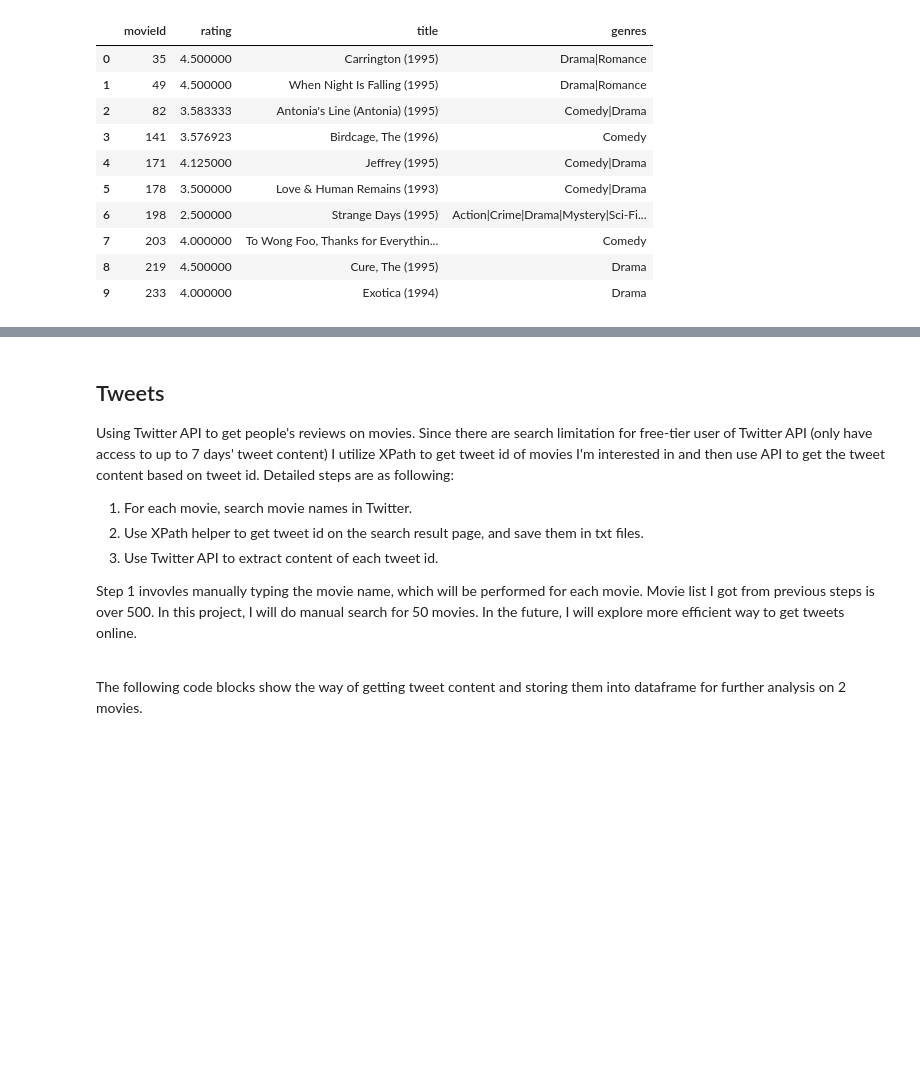
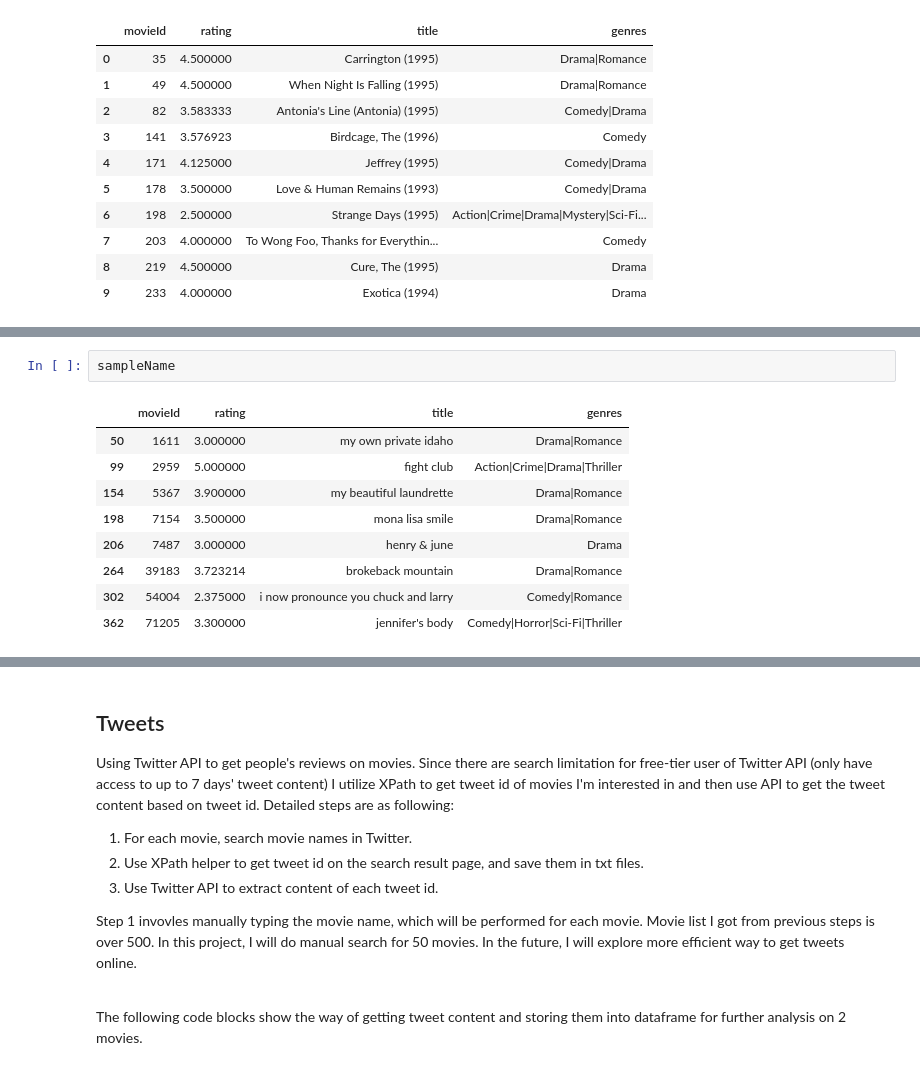
Before and after one commit to sayaaoi/Open.Data.Mashups.Project, a Jupyter notebook: Reproducible Data Compilation.ipynb, the cells around one changed output, grey strips where cells are left out. Saved outputs shown, nothing was run; the diff lists cells and outputs as text; blank space fills up the shorter version.

```diff
--- a/Reproducible Data Compilation.ipynb
+++ b/Reproducible Data Compilation.ipynb
@@ -400,0 +443,12 @@ moviename_rating.head(10)
+# %%
+sampleName
+# %% [output]
+|  | movieId | rating | title | genres |
+| 50 | 1611 | 3.000000 | my own private idaho | Drama|Romance |
+| 99 | 2959 | 5.000000 | fight club | Action|Crime|Drama|Thriller |
+| 154 | 5367 | 3.900000 | my beautiful laundrette | Drama|Romance |
+| 198 | 7154 | 3.500000 | mona lisa smile | Drama|Romance |
+| 206 | 7487 | 3.000000 | henry & june | Drama |
+| 264 | 39183 | 3.723214 | brokeback mountain | Drama|Romance |
+| 302 | 54004 | 2.375000 | i now pronounce you chuck and larry | Comedy|Romance |
+| 362 | 71205 | 3.300000 | jennifer's body | Comedy|Horror|Sci-Fi|Thriller |
```
Also changed, not shown: parts of 13 cells of this notebook.
